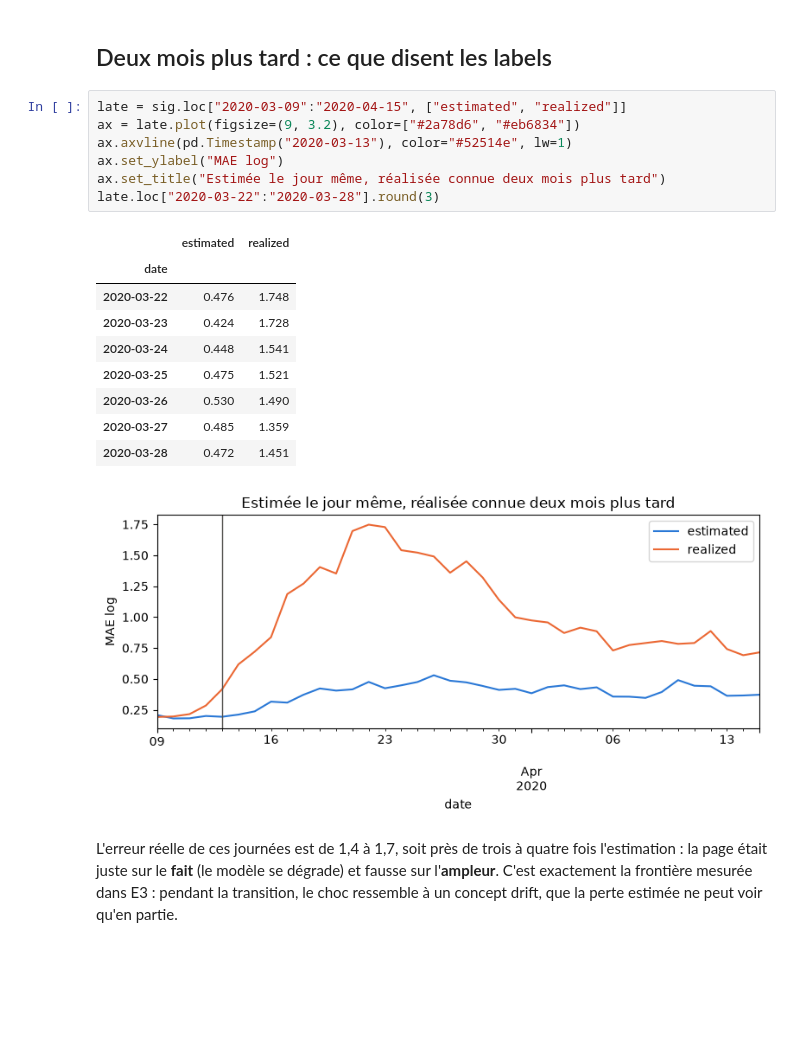
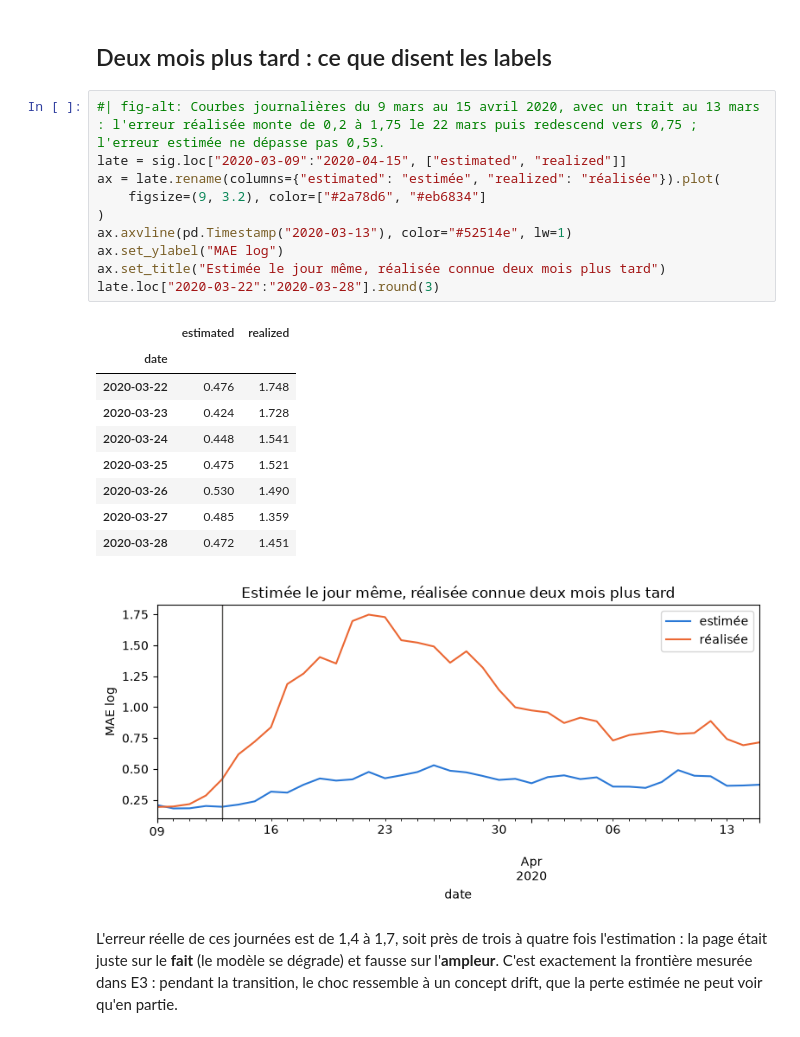
Before and after one commit to gwils28/zonefleet-observability, a Jupyter notebook: site/notebooks/anatomie-alerte.ipynb, the cells around one changed output. Cells and saved outputs as stored; diff of their text form; blank space fills up the shorter version.

Commit message:
docs(notebook): notebooks régénérés avec textes alternatifs

```diff
--- a/site/notebooks/anatomie-alerte.ipynb
+++ b/site/notebooks/anatomie-alerte.ipynb
@@ -106,23 +106,26 @@ print(daily_report("covid", "2020-03-23"))
 # %% [markdown]
 ## Deux mois plus tard : ce que disent les labels
 # %%
+#| fig-alt: Courbes journalières du 9 mars au 15 avril 2020, avec un trait au 13 mars : l'erreur réalisée monte de 0,2 à 1,75 le 22 mars puis redescend vers 0,75 ; l'erreur estimée ne dépasse pas 0,53.
 late = sig.loc["2020-03-09":"2020-04-15", ["estimated", "realized"]]
-ax = late.plot(figsize=(9, 3.2), color=["#2a78d6", "#eb6834"])
+ax = late.rename(columns={"estimated": "estimée", "realized": "réalisée"}).plot(
+    figsize=(9, 3.2), color=["#2a78d6", "#eb6834"]
+)
 ax.axvline(pd.Timestamp("2020-03-13"), color="#52514e", lw=1)
 ax.set_ylabel("MAE log")
 ax.set_title("Estimée le jour même, réalisée connue deux mois plus tard")
 late.loc["2020-03-22":"2020-03-28"].round(3)
 # %% [output]
 |  | estimated | realized |
 | date |  |  |
 | 2020-03-22 | 0.476 | 1.748 |
 | 2020-03-23 | 0.424 | 1.728 |
 | 2020-03-24 | 0.448 | 1.541 |
 | 2020-03-25 | 0.475 | 1.521 |
 | 2020-03-26 | 0.530 | 1.490 |
 | 2020-03-27 | 0.485 | 1.359 |
 | 2020-03-28 | 0.472 | 1.451 |
-[figure, old version]
+[figure, new version]
 # %% [markdown]
 L'erreur réelle de ces journées est de 1,4 à 1,7, soit près de trois à quatre fois
 l'estimation :
```
Also changed, not shown: 2 other files.
